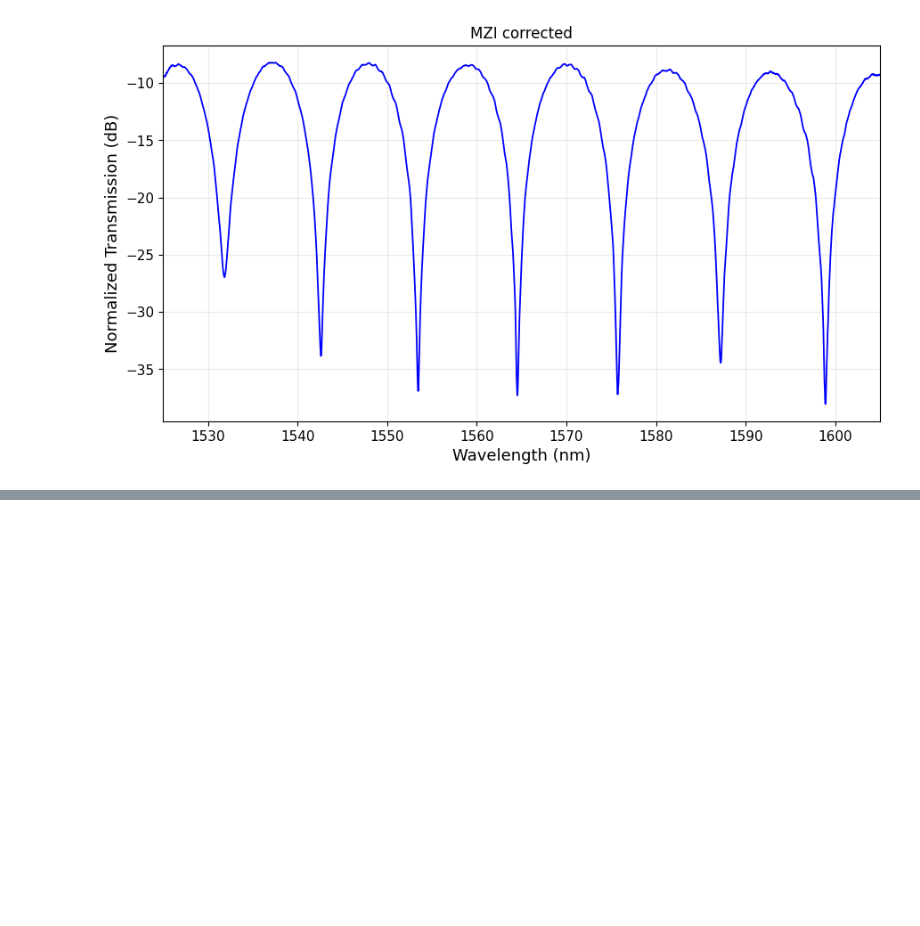
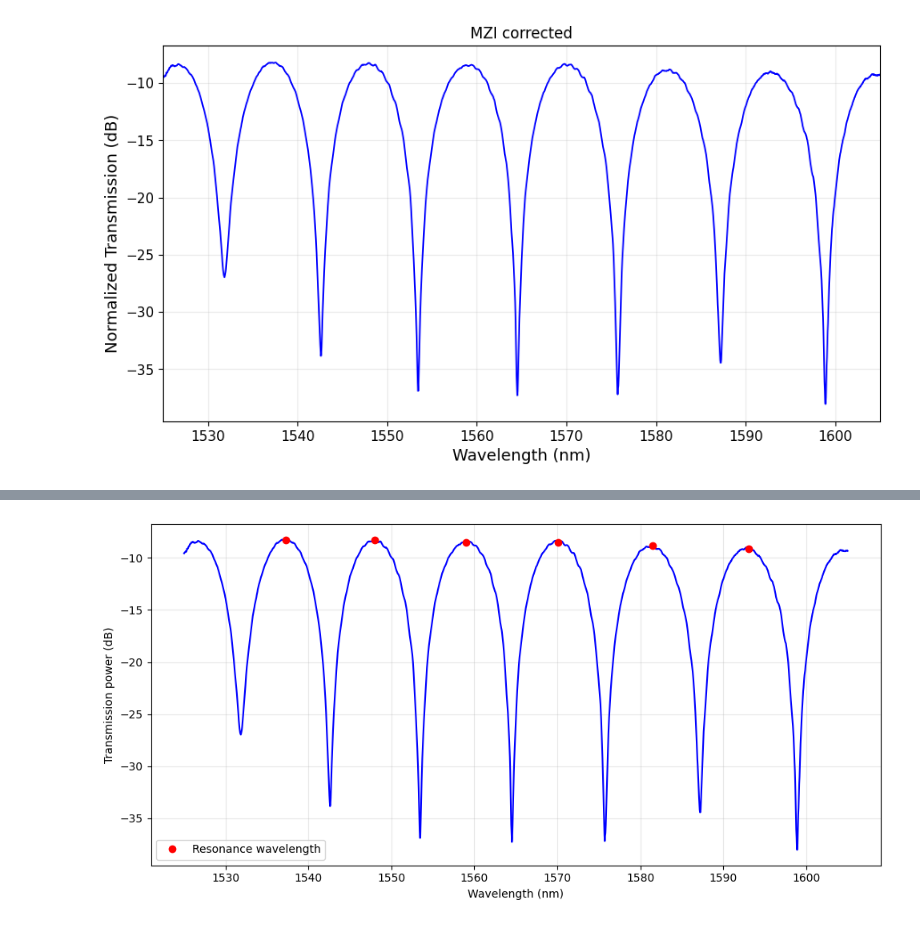
Before and after one commit to DBAEASE/programable, a Jupyter notebook: FabTest.ipynb, the cells around one changed output, grey strips where cells are left out. Saved outputs shown, nothing was run; the diff lists cells and outputs as text; code cells hidden in the pictures; blank space fills up the shorter version.

```diff
--- a/FabTest.ipynb
+++ b/FabTest.ipynb
@@ -663,0 +706,19 @@ plt.show()
+# %%
+# Plot wavelength resonances
+resonance_indices = np.array([
+    np.abs(wavelength - wl).argmin()
+    for wl in wl_center
+])
+
+plt.figure(figsize=(10, 5))
+plt.plot(wavelength, power_mzi_corrected, "b-")
+plt.plot(wl_center, power_mzi_corrected[resonance_indices],
+         "ro", label="Resonance wavelength")
+plt.xlabel("Wavelength (nm)")
+plt.ylabel("Transmission power (dB)")
+plt.legend()
+plt.grid(True, alpha=0.3)
+plt.tight_layout()
+plt.show()
+# %% [output]
+[figure, added]
```
Also changed, not shown: parts of 6 cells of this notebook, 1 other file.
